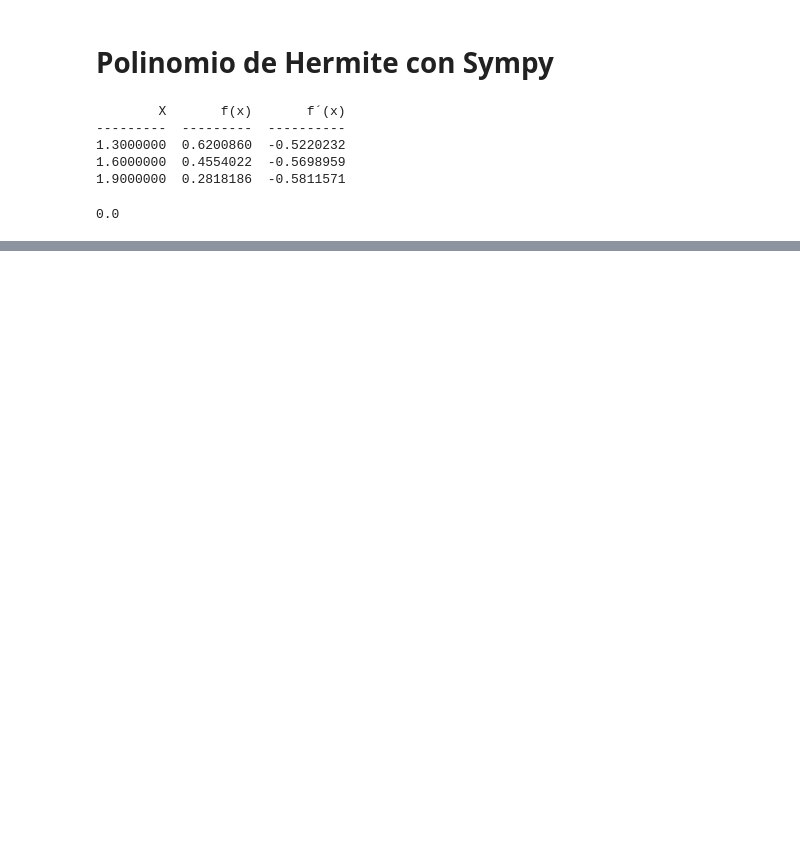
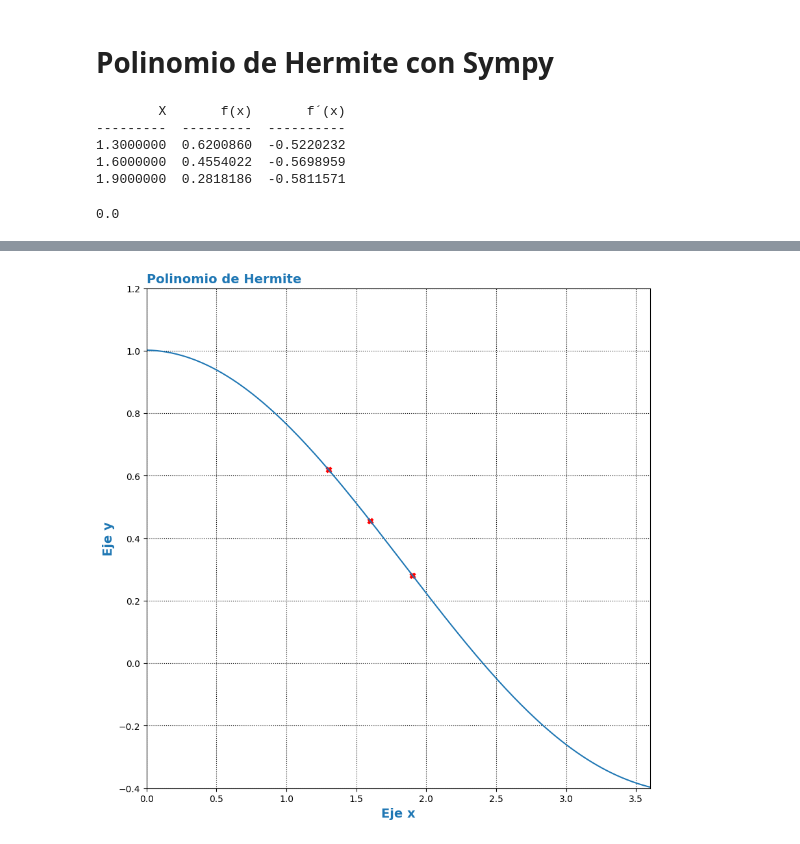
Before and after one commit to Sandoval-Martinez-Jacquelin/Metodos-1, a Jupyter notebook: Polinomio_de_Hermite con SYMPY.ipynb, the cells around one changed output, grey strips where cells are left out. Drawn from its saved outputs; the diff is of its cells as text; code cells hidden in the pictures; blank space fills up the shorter version.

```diff
--- a/Polinomio_de_Hermite con SYMPY.ipynb
+++ b/Polinomio_de_Hermite con SYMPY.ipynb
@@ -166,0 +171,18 @@ Q 5 5 = -0.0027738
+# %%
+import matplotlib.pyplot as plt
+plt.figure(figsize=(10,10))
+
+x=np.linspace(0, 3.6,200)
+
+plt.plot(x,Evaluacion(x) , label='Open Price')#se grafica la funcion g(x) en los datos de x dados
+plt.scatter(datx,daty,color="red",marker="X",label="x")#se trazan los puntos para cada pareja ordenada (x,y) de la tabla
+plt.xlim(0, 3.6)
+plt.ylim(-0.4, 1.2)
+
+plt.title("Polinomio de Hermite ", loc = "left", fontdict = {'fontsize':14, 'fontweight':'bold', 'color':'tab:blue'})
+plt.xlabel("Eje x",fontdict = {'fontsize':14, 'fontweight':'bold', 'color':'tab:blue'})
+plt.ylabel("Eje y",fontdict = {'fontsize':14, 'fontweight':'bold', 'color':'tab:blue'})
+plt.grid(color="black",linestyle="dotted")
+plt.show()
+# %% [output]
+[figure, added]
```
Also changed, not shown: parts of 2 cells of this notebook.
